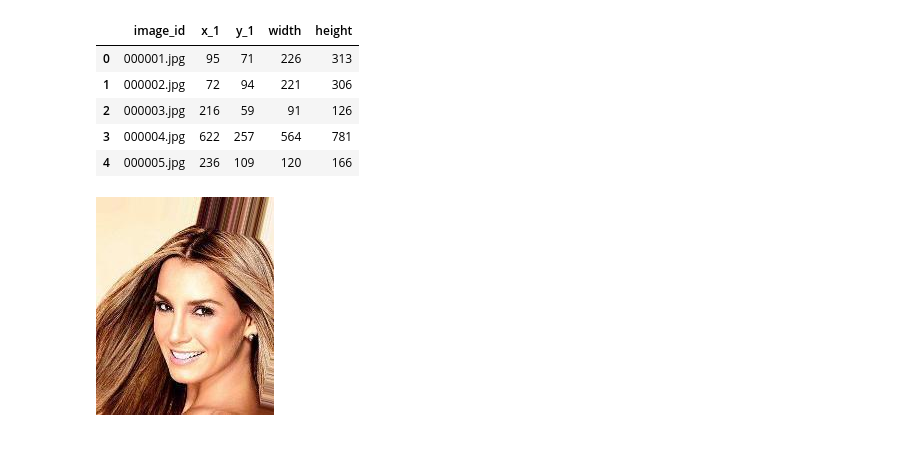
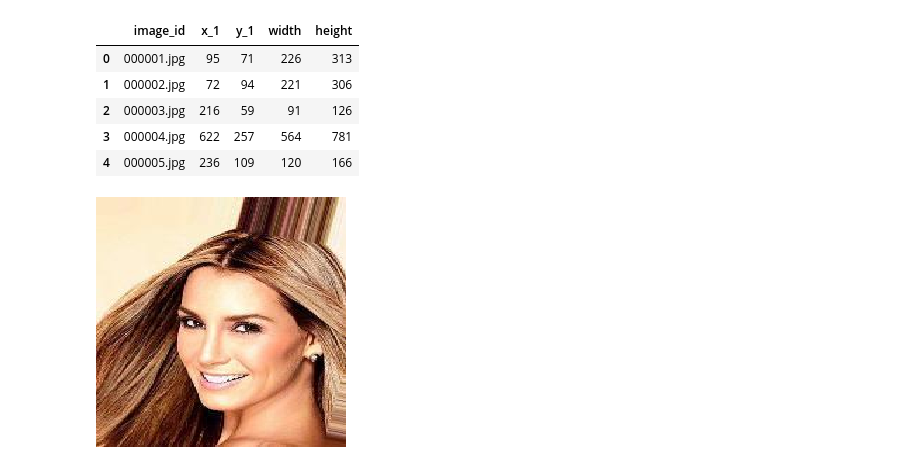
Before and after one commit to kibambe-0167/adb-research, a Jupyter notebook: app.ipynb, the cells around one changed output. Cells and saved outputs as stored; diff of their text form; code cells hidden in the pictures.

```diff
--- a/app.ipynb
+++ b/app.ipynb
@@ -7,6 +7,8 @@ import pandas as pd
 # %%
 # constants
 root_path = "./data/faces/img_align_celeba/img_align_celeba/"
+image_size_x = 250
+image_size_y = 250
 # %%
 # paths
 path_bbox_caleba = "./data/faces/list_bbox_celeba.csv"
@@ -23,7 +50,11 @@ data
 # %%
 # load an image
 image_path = data.iloc[0]
-image = load_img(f"{root_path}/{image_path.image_id}")
+image = load_img(f"{root_path}/{image_path.image_id}", target_size=(image_size_y, image_size_x))
+img_arr = img_to_array(image)
+# image = image.resize((200, 200))
+# img_arr.shape
+# img_arr.reshape()
 image
 # %% [output]
-[figure, old version]
+[figure, new version]
```
Also changed, not shown: parts of 2 cells of this notebook.
